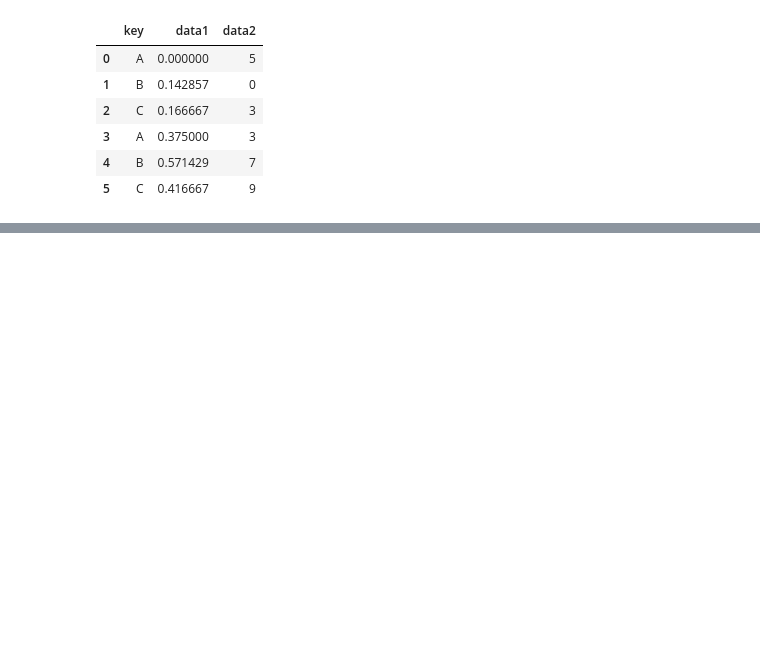
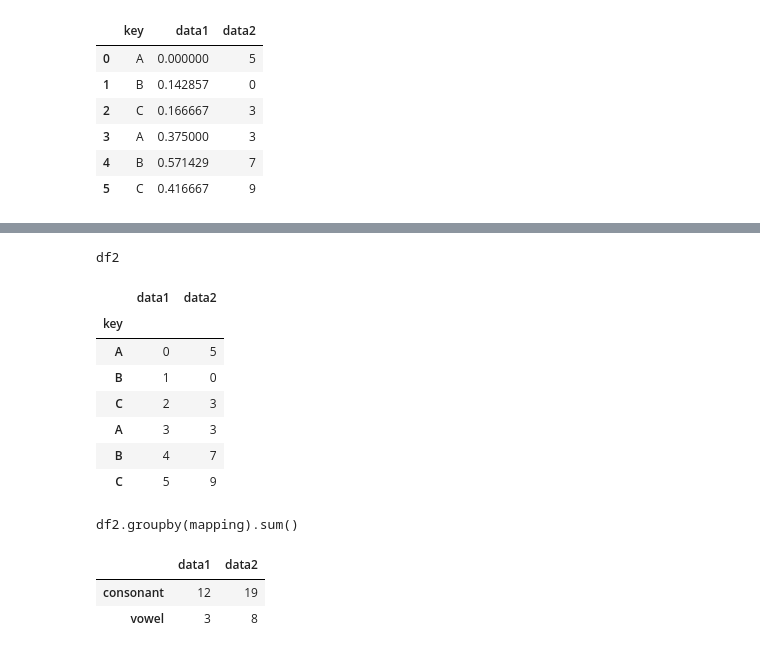
Before and after one commit to lekum/python-data-science-handbook, a Jupyter notebook: chapter_4/planets/split_apply_combine.ipynb, the cells around one changed output, grey strips where cells are left out. Drawn from its saved outputs; the diff is of its cells as text; code cells hidden in the pictures; blank space fills up the shorter version.

```diff
--- a/chapter_4/planets/split_apply_combine.ipynb
+++ b/chapter_4/planets/split_apply_combine.ipynb
@@ -146,0 +181,18 @@ df.groupby('key').apply(norm_by_data2)
+# %%
+df2 = df.set_index('key')
+mapping = {'A': 'vowel', 'B': 'consonant', 'C': 'consonant'}
+display('df2', 'df2.groupby(mapping).sum()')
+# %% [output]
+df2
+|  | data1 | data2 |
+| key |  |  |
+| A | 0 | 5 |
+| B | 1 | 0 |
+| C | 2 | 3 |
+| A | 3 | 3 |
+| B | 4 | 7 |
+| C | 5 | 9 |
+df2.groupby(mapping).sum()
+|  | data1 | data2 |
+| consonant | 12 | 19 |
+| vowel | 3 | 8 |
```
Also changed, not shown: parts of 4 cells of this notebook.
